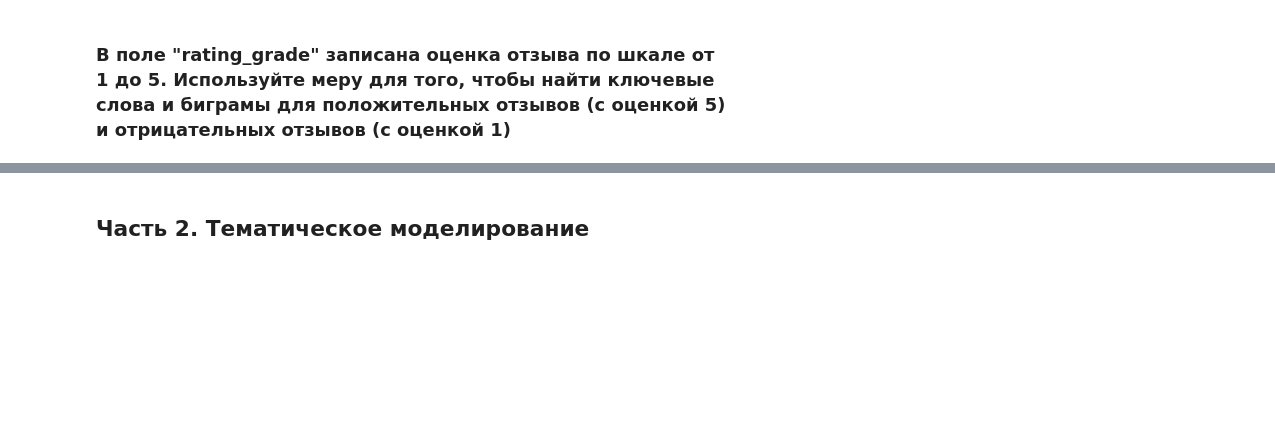
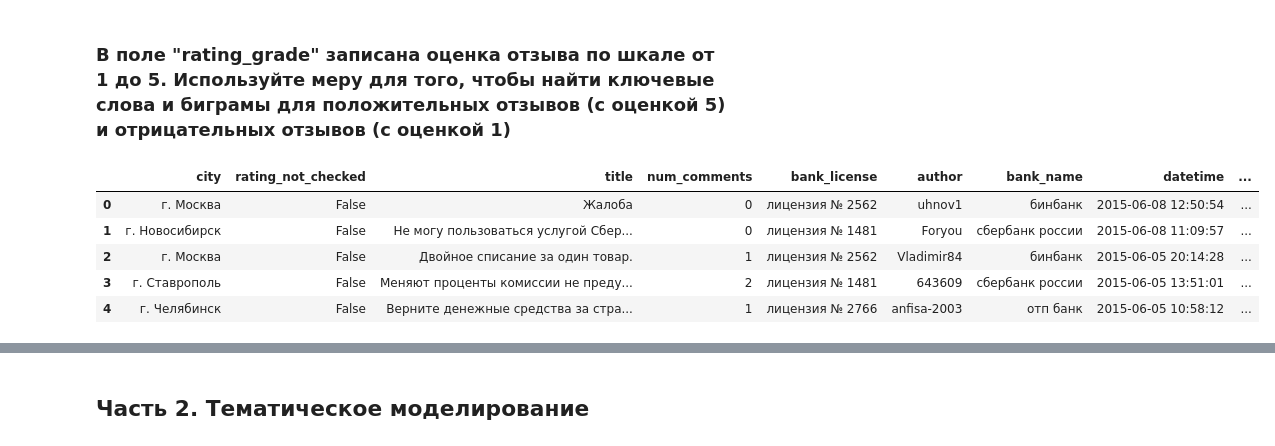
Before and after one commit to solobala/RMSL_9, a Jupyter notebook: NLP8_DZ1.ipynb, the cells around one changed output, grey strips where cells are left out. Saved outputs shown, nothing was run; the diff lists cells and outputs as text; code cells hidden in the pictures; blank space fills up the shorter version.

```diff
--- a/NLP8_DZ1.ipynb
+++ b/NLP8_DZ1.ipynb
@@ -342,2 +368,0 @@ def to_lemmas(text, mystem=m):
-# %%
-df['lemma'] = df['text_tokenized_stop_worlds'].apply(to_lemmas)
@@ -346,0 +369,5 @@ freq_dict = Counter(corpus)
+# %%
+def to_lemmas(text, mystem=m):
+    tokens = text.split()
+    lemmas = [m.lemmatize(token)[0] for token in tokens]
+    return ' '.join(lemmas)
@@ -464,3 +486,14 @@ print('Слово "доверие" встречается -"',freq_dict['дов
 # %% [markdown]
 ### В поле "rating_grade" записана оценка отзыва по шкале от 1 до 5. Используйте меру для того, чтобы найти ключевые слова и биграмы для положительных отзывов (с оценкой 5) и отрицательных отзывов (с оценкой 1)
+# %%
+df['lemmas'] = lemmatized_texts
+# %%
+df.head()
+# %% [output]
+|  | city | rating_not_checked | title | num_comments | bank_license | author | bank_name | datetime | ... |
+| 0 | г. Москва | False | Жалоба | 0 | лицензия № 2562 | uhnov1 | бинбанк | 2015-06-08 12:50:54 | ... |
+| 1 | г. Новосибирск | False | Не могу пользоваться услугой Сбер... | 0 | лицензия № 1481 | Foryou | сбербанк россии | 2015-06-08 11:09:57 | ... |
+| 2 | г. Москва | False | Двойное списание за один товар. | 1 | лицензия № 2562 | Vladimir84 | бинбанк | 2015-06-05 20:14:28 | ... |
+| 3 | г. Ставрополь | False | Меняют проценты комиссии не преду... | 2 | лицензия № 1481 | 643609 | сбербанк россии | 2015-06-05 13:51:01 | ... |
+| 4 | г. Челябинск | False | Верните денежные средства за стра... | 1 | лицензия № 2766 | anfisa-2003 | отп банк | 2015-06-05 10:58:12 | ... |
 # %%
```
Also changed, not shown: parts of 76 cells of this notebook.
